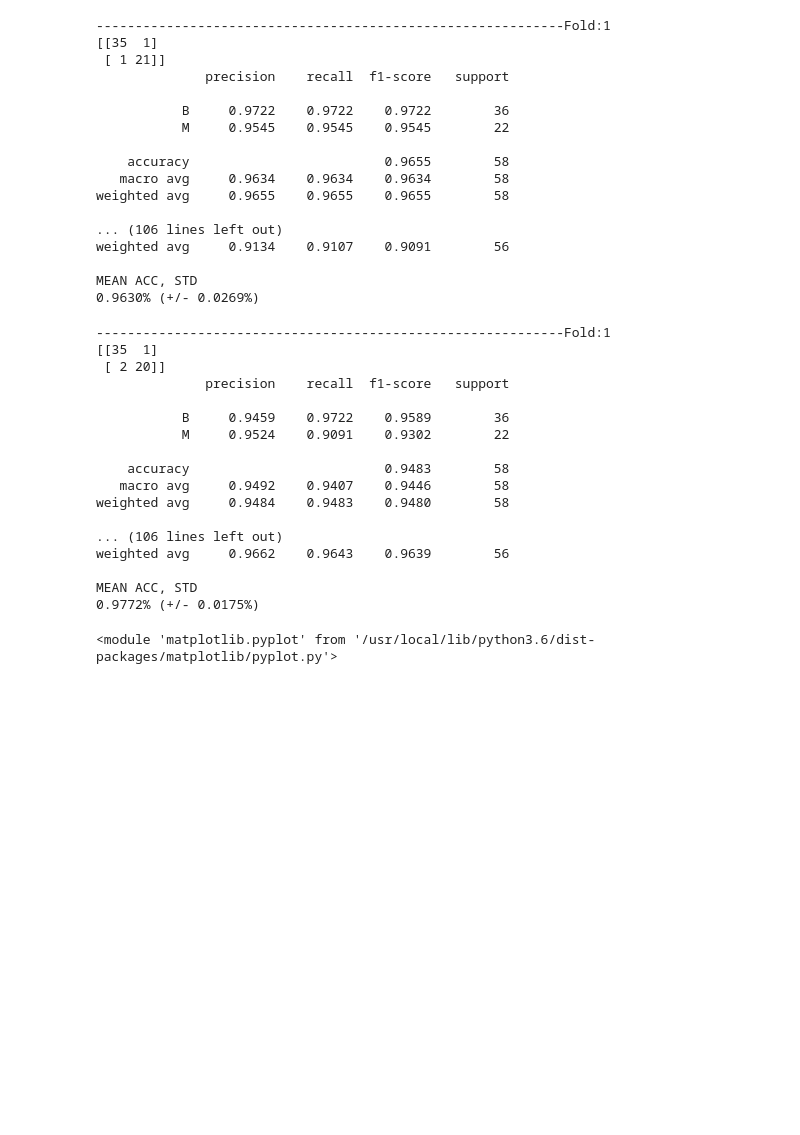
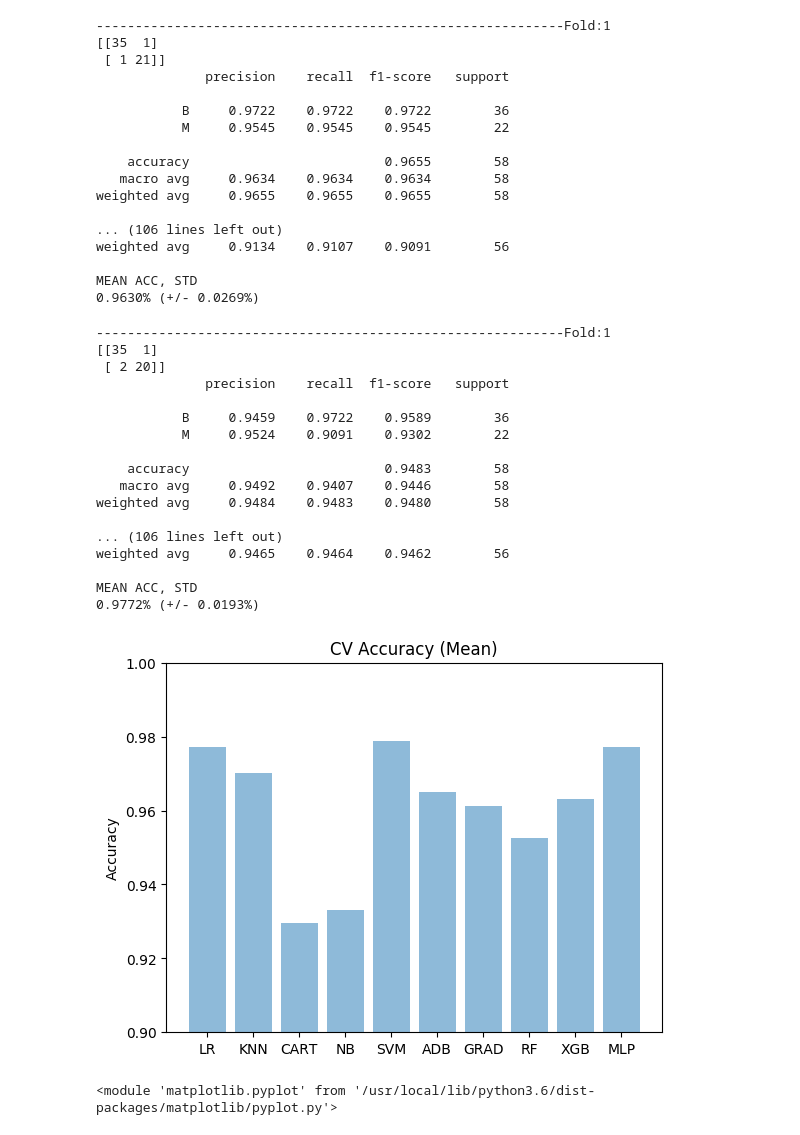
Before and after one commit to htanerunal/breast_cancer, a Jupyter notebook: breast_cancer_ML_comparison.ipynb, the cells around one changed output. Drawn from its saved outputs; the diff is of its cells as text; code cells hidden in the pictures; blank space fills up the shorter version.

```diff
--- a/breast_cancer_ML_comparison.ipynb
+++ b/breast_cancer_ML_comparison.ipynb
@@ -338,7 +339,7 @@ weighted avg     0.9465    0.9464    0.9462        56
 MEAN ACC, STD
 0.9649% (+/- 0.0157%)
 # %%
-# Gradient Boosting Classifier (GRADB)
+# Gradient Boosting Classifier (GRAD)
 
 import warnings
 warnings.filterwarnings('ignore')
@@ -362,6 +363,8 @@ for train, test in kfold.split(rescaledX, y):
 
 print('MEAN ACC, STD')
 print("%.4f%% (+/- %.4f%%)" % (np.mean(cvscores), np.std(cvscores)))
+names.append('GRAD')
+meanaccs.append(np.mean(cvscores))
 # %% [output]
 ------------------------------------------------------------Fold:1
 [[35  1]
@@ -381,7 +384,7 @@ weighted avg     0.8930    0.8929    0.8917        56
 MEAN ACC, STD
 0.9612% (+/- 0.0307%)
 # %%
-# Random Forest Classifier (RAND)
+# Random Forest Classifier (RF)
 
 import warnings
 warnings.filterwarnings('ignore')
@@ -405,5 +408,7 @@ for train, test in kfold.split(rescaledX, y):
 
 print('MEAN ACC, STD')
 print("%.4f%% (+/- %.4f%%)" % (np.mean(cvscores), np.std(cvscores)))
+names.append('RF')
+meanaccs.append(np.mean(cvscores))
 # %% [output]
 ------------------------------------------------------------Fold:1
@@ -448,6 +453,8 @@ for train, test in kfold.split(rescaledX, y):
 
 print('MEAN ACC, STD')
 print("%.4f%% (+/- %.4f%%)" % (np.mean(cvscores), np.std(cvscores)))
+names.append('XGB')
+meanaccs.append(np.mean(cvscores))
 # %% [output]
 ------------------------------------------------------------Fold:1
 [[35  1]
@@ -491,6 +498,8 @@ for train, test in kfold.split(rescaledX, y):
 
 print('MEAN ACC, STD')
 print("%.4f%% (+/- %.4f%%)" % (np.mean(cvscores), np.std(cvscores)))
+names.append('MLP')
+meanaccs.append(np.mean(cvscores))
 # %% [output]
 ------------------------------------------------------------Fold:1
 [[35  1]
@@ -505,10 +514,26 @@ print("%.4f%% (+/- %.4f%%)" % (np.mean(cvscores), np.std(cvscores)))
 weighted avg     0.9484    0.9483    0.9480        58
 
 ... (106 lines left out)
-weighted avg     0.9662    0.9643    0.9639        56
+weighted avg     0.9465    0.9464    0.9462        56
 
 MEAN ACC, STD
-0.9772% (+/- 0.0175%)
+0.9772% (+/- 0.0193%)
+# %%
+# Plot Comparison
+import math
+plt.rcdefaults()
+
+y_pos = np.arange(len(names))
+
+plt.ylim(0.9, 1.0)
+plt.bar(y_pos, meanaccs, align='center', alpha=0.5)
+plt.xticks(y_pos, names)
+plt.ylabel('Accuracy')
+plt.title('CV Accuracy (Mean)')
+
+plt.show()
+# %% [output]
+[figure, added]
 # %%
 def plot_learning_curve(estimator, title, X, y, ylim=None, cv=None,
                         n_jobs=None, train_sizes=np.linspace(.1, 1.0, 5)):
```
Also changed, not shown: parts of 9 cells of this notebook.
